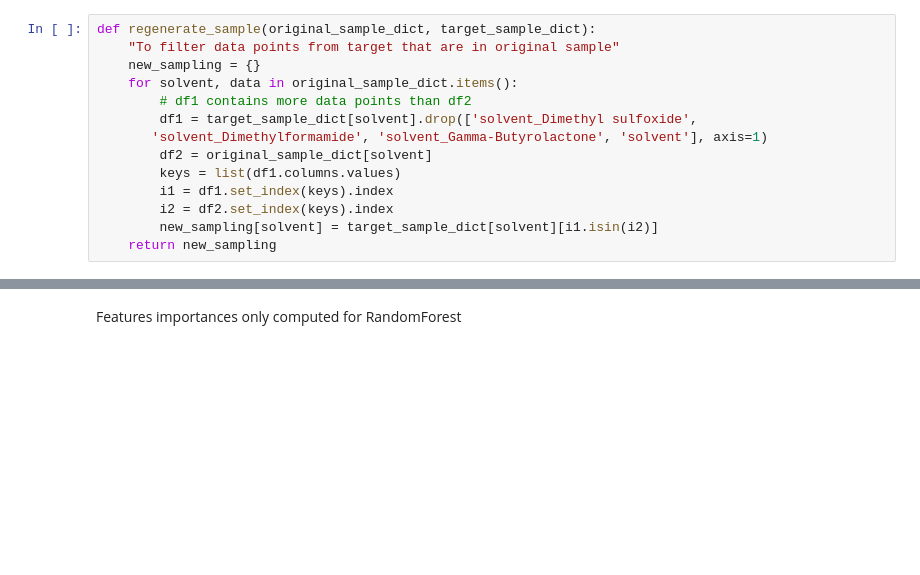
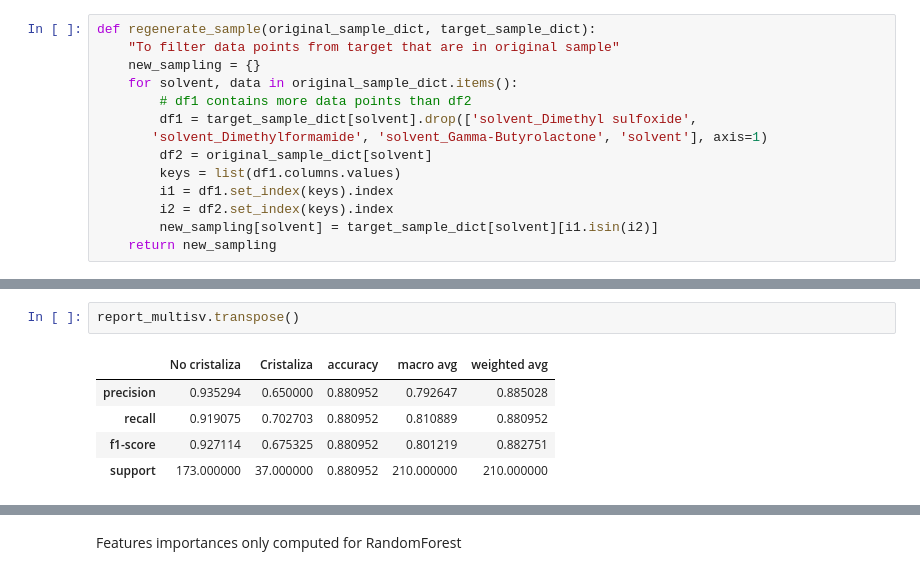
Before and after one commit to beluticona/licentiate-thesis-repo, a Jupyter notebook: notebooks/1-solvent-experiment/1.1-mbto-solvent-experiment-Copy1.ipynb, the cells around one changed output, grey strips where cells are left out. Cells and saved outputs as stored; diff of their text form; blank space fills up the shorter version.

```diff
--- a/notebooks/1-solvent-experiment/1.1-mbto-solvent-experiment-Copy1.ipynb
+++ b/notebooks/1-solvent-experiment/1.1-mbto-solvent-experiment-Copy1.ipynb
@@ -430,0 +404,8 @@ for solvent in solvents:
+# %%
+report_multisv.transpose()
+# %% [output]
+|  | No cristaliza | Cristaliza | accuracy | macro avg | weighted avg |
+| precision | 0.935294 | 0.650000 | 0.880952 | 0.792647 | 0.885028 |
+| recall | 0.919075 | 0.702703 | 0.880952 | 0.810889 | 0.880952 |
+| f1-score | 0.927114 | 0.675325 | 0.880952 | 0.801219 | 0.882751 |
+| support | 173.000000 | 37.000000 | 0.880952 | 210.000000 | 210.000000 |
```
Also changed, not shown: parts of 74 cells of this notebook, 3 other files.
